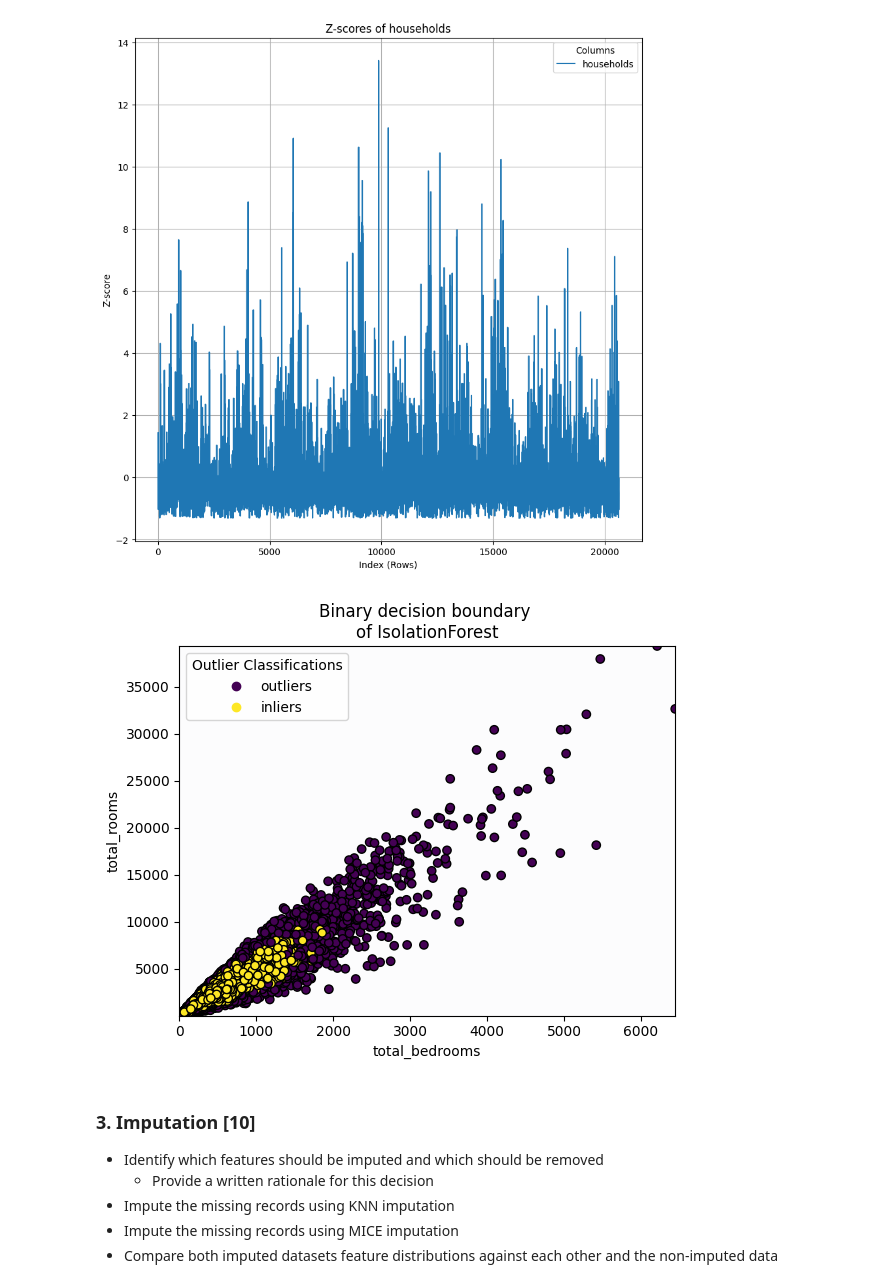
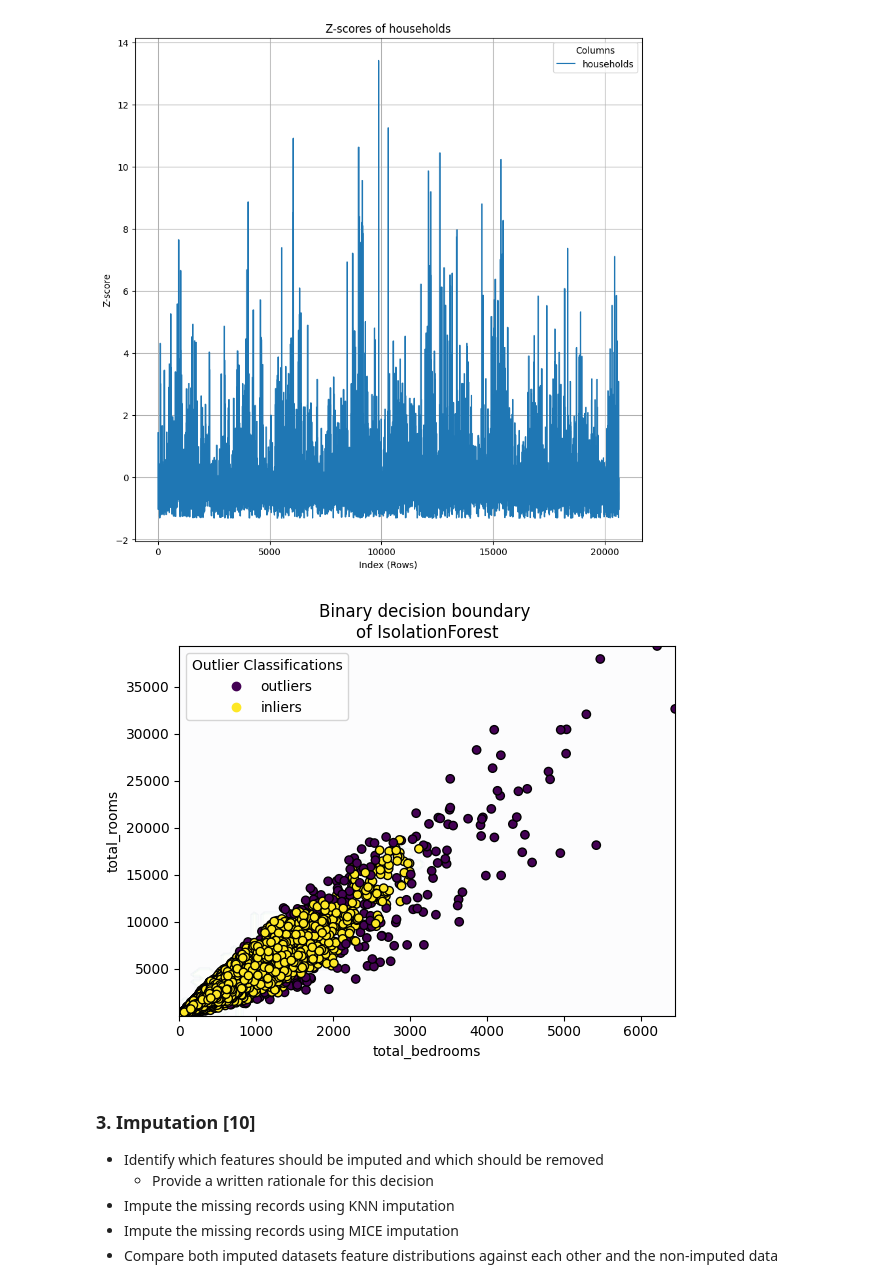
Before and after one commit to kenzfinn/csc1035_lecture_examples, a Jupyter notebook: Coursework/CSC3831_Final_Assessment.ipynb, the cells around one changed output. Cells and saved outputs as stored; diff of their text form; code cells hidden in the pictures.

```diff
--- a/Coursework/CSC3831_Final_Assessment.ipynb
+++ b/Coursework/CSC3831_Final_Assessment.ipynb
@@ -182,23 +195,23 @@ plt.show()
 # %%
 cleaned_houses= houses_corrupted.loc[:,["total_bedrooms","total_rooms"]]
 
 from sklearn.ensemble import IsolationForest
 from sklearn.inspection import DecisionBoundaryDisplay
-clf = IsolationForest(n_estimators=20, max_samples=20000)
+clf = IsolationForest(n_estimators=5, max_samples=20000, contamination=0.01)
 y_pred = clf.fit_predict(cleaned_houses)
 disp = DecisionBoundaryDisplay.from_estimator(
     clf,
     cleaned_houses,
     response_method="predict",
     alpha=0.01,
 )
 scatter = disp.ax_.scatter(cleaned_houses["total_bedrooms"], cleaned_houses["total_rooms"], c=y_pred, edgecolor="k")
 disp.ax_.set_title("Binary decision boundary \nof IsolationForest")
 handles, lables = scatter.legend_elements()
 plt.legend(handles = handles, labels=["outliers", "inliers"], title="Outlier Classifications")
 plt.show()
 # %% [output]
-[figure, old version]
+[figure, new version]
 # %% [markdown]
 ### 3. Imputation [10]
 - Identify which features should be imputed and which should be removed
```
Also changed, not shown: parts of 5 cells of this notebook.
